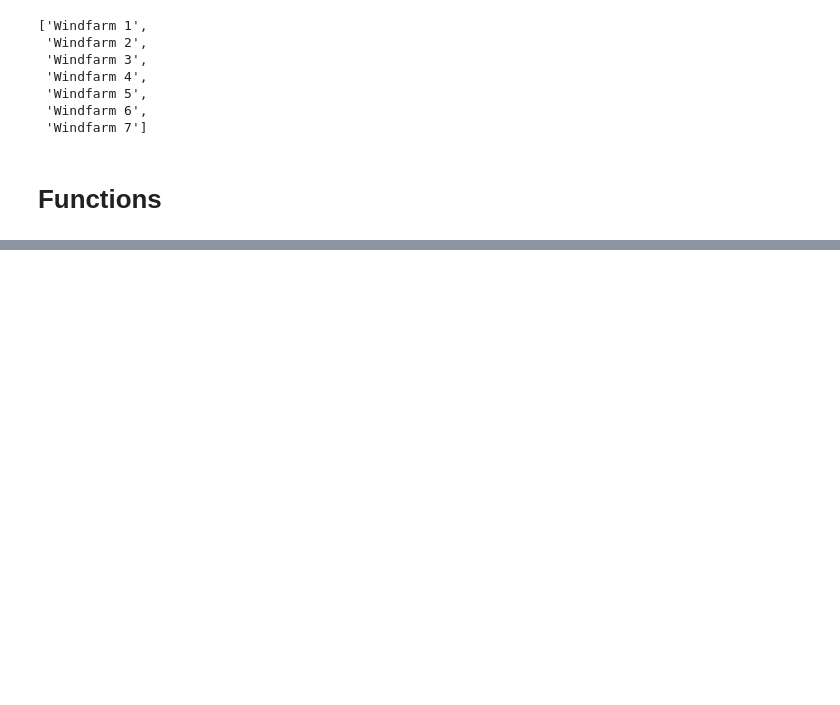
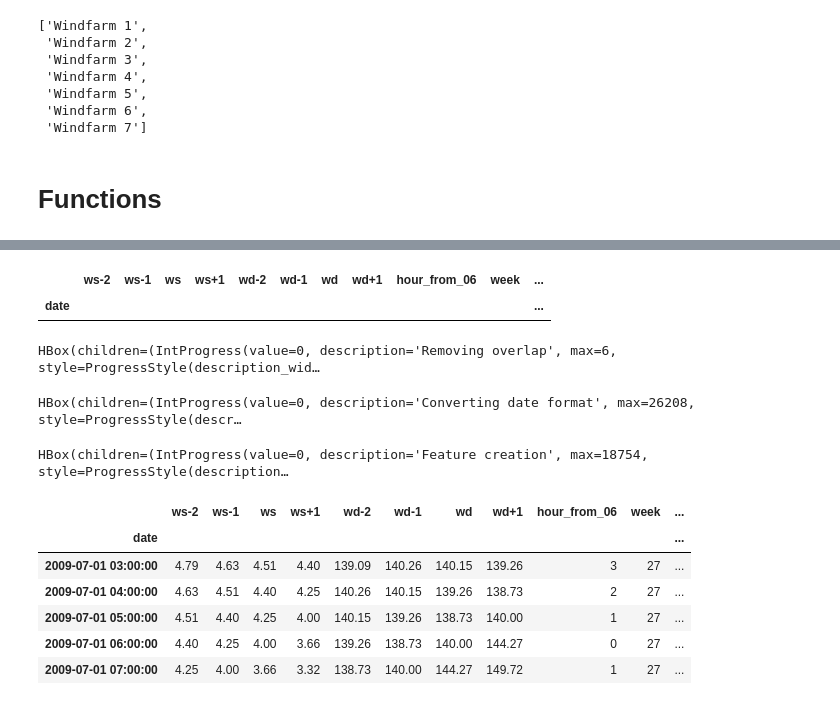
Before and after one commit to Pontius1007/TDT4859, a Jupyter notebook: data_preprocessing.ipynb, the cells around one changed output, grey strips where cells are left out. Cells and saved outputs as stored; diff of their text form; code cells hidden in the pictures; blank space fills up the shorter version.

Commit message:
Oppdatert dat_preprocessing notebooken, slettet test datasett

```diff
--- a/data_preprocessing.ipynb
+++ b/data_preprocessing.ipynb
@@ -370,0 +223,20 @@ ValueError: time data '2009-07-01 00:00:00' does not match format '%Y%m%d%H'
+# %%
+# Check for missing values in last dataset:
+out.loc[pd.isna(out['wd-2'])]
+# %% [output]
+|  | ws-2 | ws-1 | ws | ws+1 | wd-2 | wd-1 | wd | wd+1 | hour_from_06 | week | ... |
+| date |  |  |  |  |  |  |  |  |  |  | ... |
+# %%
+august = main(forecasts[-1], train, windparks[-1], filenames[-1])
+august.head()
+# %% [output]
+HBox(children=(IntProgress(value=0, description='Removing overlap', max=6, style=ProgressStyle(description_wid…
+HBox(children=(IntProgress(value=0, description='Converting date format', max=26208, style=ProgressStyle(descr…
+HBox(children=(IntProgress(value=0, description='Feature creation', max=18754, style=ProgressStyle(description…
+|  | ws-2 | ws-1 | ws | ws+1 | wd-2 | wd-1 | wd | wd+1 | hour_from_06 | week | ... |
+| date |  |  |  |  |  |  |  |  |  |  | ... |
+| 2009-07-01 03:00:00 | 4.79 | 4.63 | 4.51 | 4.40 | 139.09 | 140.26 | 140.15 | 139.26 | 3 | 27 | ... |
+| 2009-07-01 04:00:00 | 4.63 | 4.51 | 4.40 | 4.25 | 140.26 | 140.15 | 139.26 | 138.73 | 2 | 27 | ... |
+| 2009-07-01 05:00:00 | 4.51 | 4.40 | 4.25 | 4.00 | 140.15 | 139.26 | 138.73 | 140.00 | 1 | 27 | ... |
+| 2009-07-01 06:00:00 | 4.40 | 4.25 | 4.00 | 3.66 | 139.26 | 138.73 | 140.00 | 144.27 | 0 | 27 | ... |
+| 2009-07-01 07:00:00 | 4.25 | 4.00 | 3.66 | 3.32 | 138.73 | 140.00 | 144.27 | 149.72 | 1 | 27 | ... |
```
Also changed, not shown: parts of 31 cells of this notebook, 2 other files.
